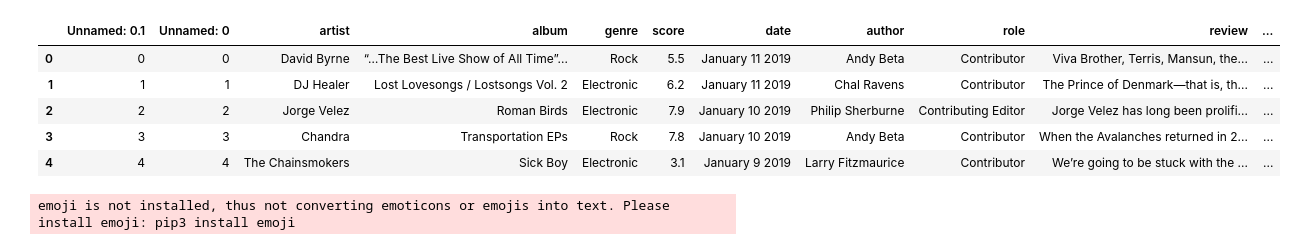
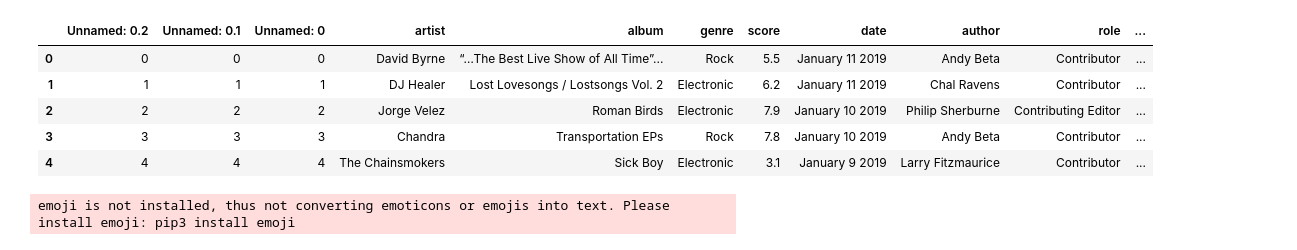
Before and after one commit to emileDesmaili/mypitchfork, a Jupyter notebook: notebooks/p4k_explorer.ipynb, the cells around one changed output. Cells and saved outputs as stored; diff of their text form; code cells hidden in the pictures.

```diff
--- a/notebooks/p4k_explorer.ipynb
+++ b/notebooks/p4k_explorer.ipynb
@@ -1,17 +1,16 @@
 # %%
 import pandas as pd
 
 
-df = pd.read_csv('C:/Users/EmileESMAILI/OneDrive - Ekimetrics/Documents/Python Scripts/pitchfork_data_vec.csv')
-df = df.dropna()
+df = pd.read_csv('C:/git/mypitchfork/data/raw/pitchfork_data_vec.csv').dropna()
 df.head()
 # %% [output]
-|  | Unnamed: 0.1 | Unnamed: 0 | artist | album | genre | score | date | author | role | review | ... |
-| 0 | 0 | 0 | David Byrne | “…The Best Live Show of All Time”... | Rock | 5.5 | January 11 2019 | Andy Beta | Contributor | Viva Brother, Terris, Mansun, the... | ... |
-| 1 | 1 | 1 | DJ Healer | Lost Lovesongs / Lostsongs Vol. 2 | Electronic | 6.2 | January 11 2019 | Chal Ravens | Contributor | The Prince of Denmark—that is, th... | ... |
-| 2 | 2 | 2 | Jorge Velez | Roman Birds | Electronic | 7.9 | January 10 2019 | Philip Sherburne | Contributing Editor | Jorge Velez has long been prolifi... | ... |
-| 3 | 3 | 3 | Chandra | Transportation EPs | Rock | 7.8 | January 10 2019 | Andy Beta | Contributor | When the Avalanches returned in 2... | ... |
-| 4 | 4 | 4 | The Chainsmokers | Sick Boy | Electronic | 3.1 | January 9 2019 | Larry Fitzmaurice | Contributor | We’re going to be stuck with the ... | ... |
+|  | Unnamed: 0.2 | Unnamed: 0.1 | Unnamed: 0 | artist | album | genre | score | date | author | role | ... |
+| 0 | 0 | 0 | 0 | David Byrne | “…The Best Live Show of All Time”... | Rock | 5.5 | January 11 2019 | Andy Beta | Contributor | ... |
+| 1 | 1 | 1 | 1 | DJ Healer | Lost Lovesongs / Lostsongs Vol. 2 | Electronic | 6.2 | January 11 2019 | Chal Ravens | Contributor | ... |
+| 2 | 2 | 2 | 2 | Jorge Velez | Roman Birds | Electronic | 7.9 | January 10 2019 | Philip Sherburne | Contributing Editor | ... |
+| 3 | 3 | 3 | 3 | Chandra | Transportation EPs | Rock | 7.8 | January 10 2019 | Andy Beta | Contributor | ... |
+| 4 | 4 | 4 | 4 | The Chainsmokers | Sick Boy | Electronic | 3.1 | January 9 2019 | Larry Fitzmaurice | Contributor | ... |
 # %%
 from transformers import pipeline
 
```
Also changed, not shown: parts of 28 cells of this notebook, 3 other files.
